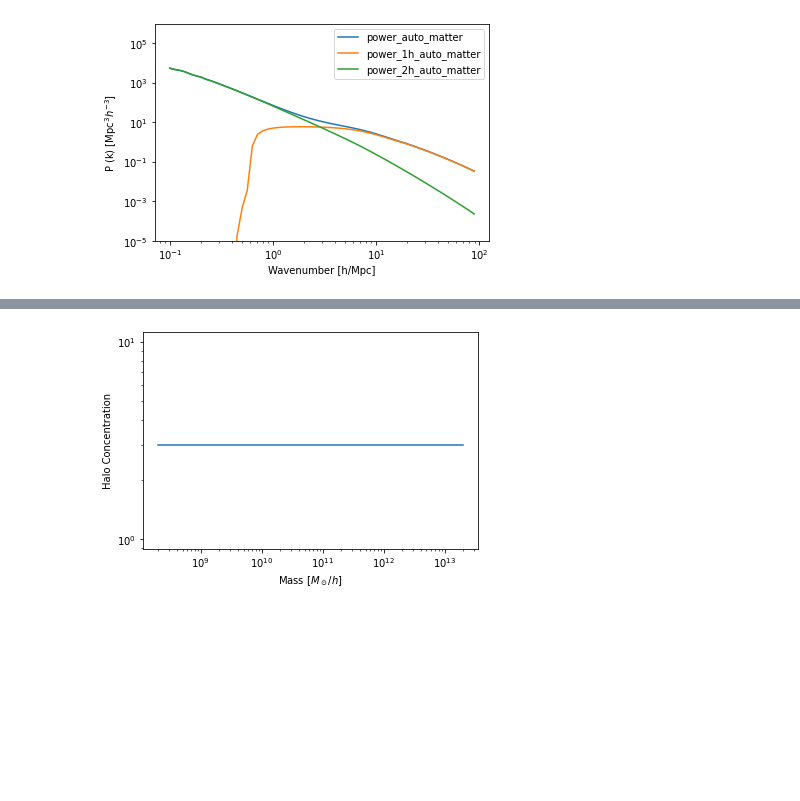
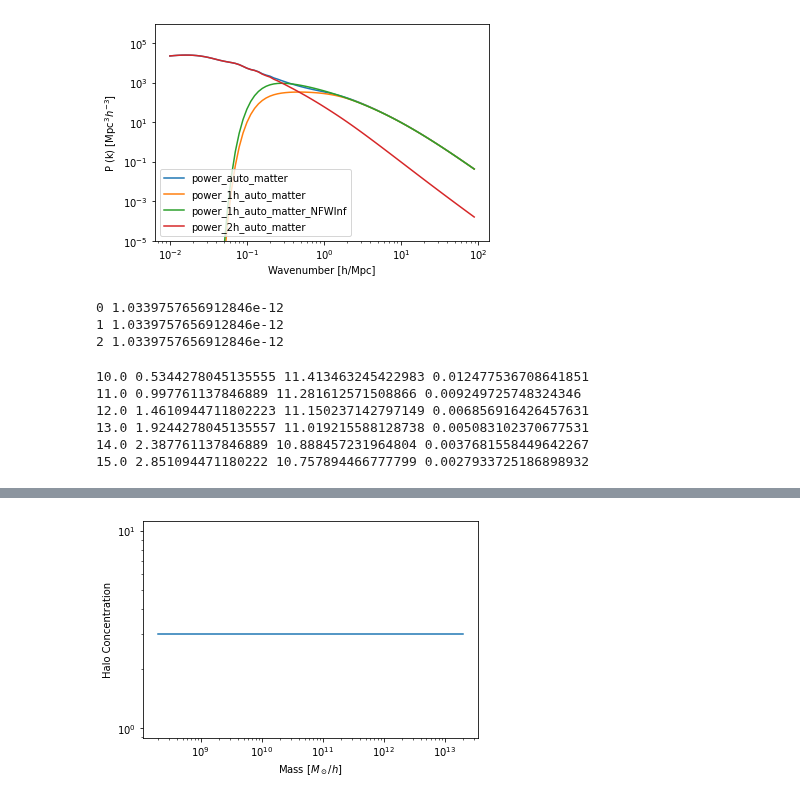
Before and after one commit to liuxx479/cosmo_dep_feedback, a Jupyter notebook: halomodel.ipynb, the cells around one changed output, grey strips where cells are left out. Cells and saved outputs as stored; diff of their text form; code cells hidden in the pictures; blank space fills up the shorter version.

Commit message:
update plots

```diff
--- a/halomodel.ipynb
+++ b/halomodel.ipynb
@@ -40,20 +93,26 @@ plt.ylabel(r"dn/dm [$h^2 M_\odot^{-1} {\rm Mpc}^{-3}$]");
+# %%
+# hm = HaloModel(halo_profile_model="NFW")
+hm = DMHaloModel(halo_profile_model="NFW")
+hm_NFWInf = DMHaloModel(halo_profile_model="NFWInf")
+## check the fileds https://github.com/halomod/halomod/blob/dev/src/halomod/halo_model.py
 # %%
 # plt.plot(hm.k, hm.nonlinear_power, label='Halofit')
 plt.plot(hm.k_hm, hm.power_auto_matter, label='power_auto_matter')
 plt.plot(hm.k_hm, hm.power_1h_auto_matter, label='power_1h_auto_matter')
+plt.plot(hm_NFWInf.k_hm, hm_NFWInf.power_1h_auto_matter, label='power_1h_auto_matter_NFWInf')
 plt.plot(hm.k_hm, hm.power_2h_auto_matter, label='power_2h_auto_matter')
 
 ### "This method is deprecated in favour of power_2h_auto_matter"
 # plt.plot(hm.k_hm, hm.power_mm, label='power_mm')
 # plt.plot(hm.k_hm, hm.power_mm_1h, label='power_mm_1h')
 # plt.plot(hm.k_hm, hm.power_mm_2h, label='power_mm_2h')
 
 plt.xscale('log')
 plt.yscale('log')
 
 plt.ylim(1e-5,1e6)
 plt.legend()
 plt.xlabel("Wavenumber [h/Mpc]")
 plt.ylabel(r"P (k) [${\rm Mpc^3} h^{-3}$]");
 # %% [output]
-[figure, old version]
+[figure, new version]
@@ -59,0 +243,8 @@ plt.ylabel(r"P (k) [${\rm Mpc^3} h^{-3}$]");
+# %%
+for iz in (0,1,2):
+    m_nonlin=nonLinMass(iz)
+    print (iz, m_nonlin)
+# %% [output]
+0 1.0339757656912846e-12
+1 1.0339757656912846e-12
+2 1.0339757656912846e-12
@@ -59,0 +271,15 @@ plt.ylabel(r"P (k) [${\rm Mpc^3} h^{-3}$]");
+# %%
+k=logspace(-2, 1, 16)
+out=[]
+m_arr=logspace(10, 15, 6)
+for im in m_arr:
+    # print (log10(im))
+    nfw_k = nfw (k, im, 0)
+    out.append(nfw_k)
+# %% [output]
+10.0 0.5344278045135555 11.413463245422983 0.012477536708641851
+11.0 0.997761137846889 11.281612571508866 0.009249725748324346
+12.0 1.4610944711802223 11.150237142797149 0.006856916426457631
+13.0 1.9244278045135557 11.019215588128738 0.005083102370677531
+14.0 2.387761137846889 10.888457231964804 0.0037681558449642267
+15.0 2.851094471180222 10.757894466777799 0.0027933725186898932
```
Also changed, not shown: parts of 21 cells of this notebook, 1 other file.
